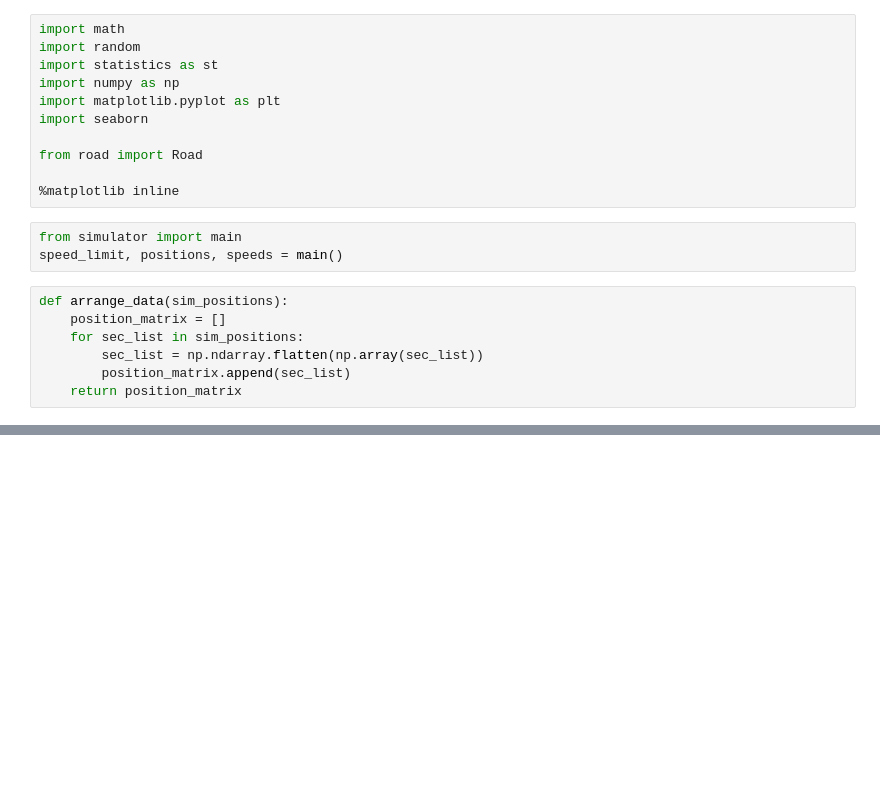
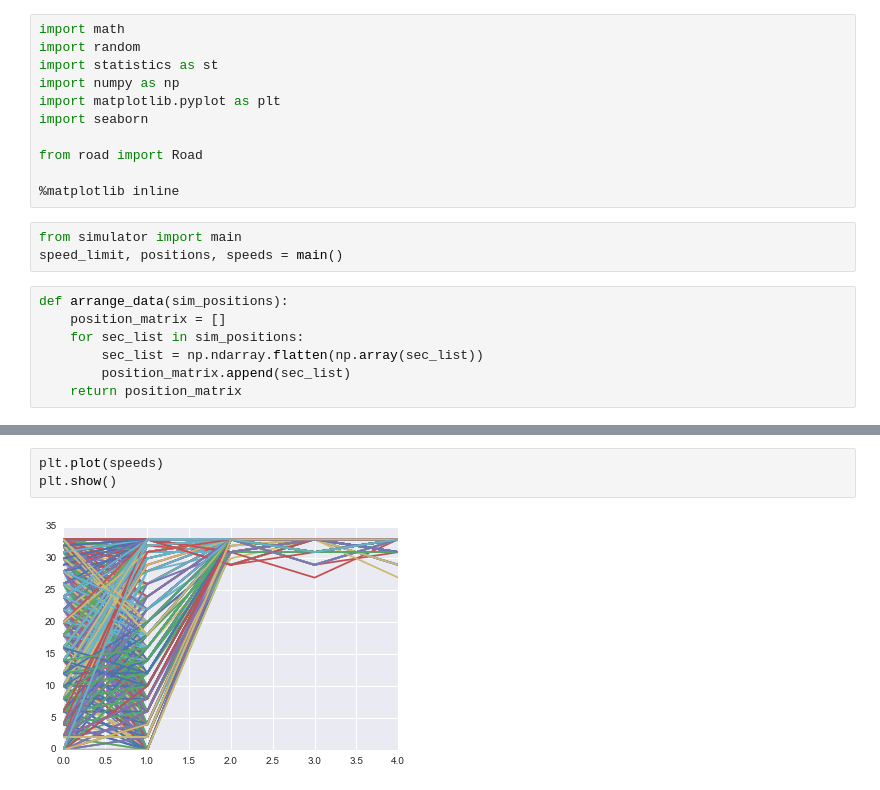
Before and after one commit to katjackson/traffic-simulation, a Jupyter notebook: Notebook Plots and Findings.ipynb, the cells around one changed output, grey strips where cells are left out. Drawn from its saved outputs; the diff is of its cells as text; blank space fills up the shorter version.

Commit message:
Added a couple of speed plots

```diff
--- a/Notebook Plots and Findings.ipynb
+++ b/Notebook Plots and Findings.ipynb
@@ -94,0 +95,5 @@ plt.show()
+# %%
+plt.plot(speeds)
+plt.show()
+# %% [output]
+[figure, added]
```
Also changed, not shown: parts of 7 cells of this notebook.
